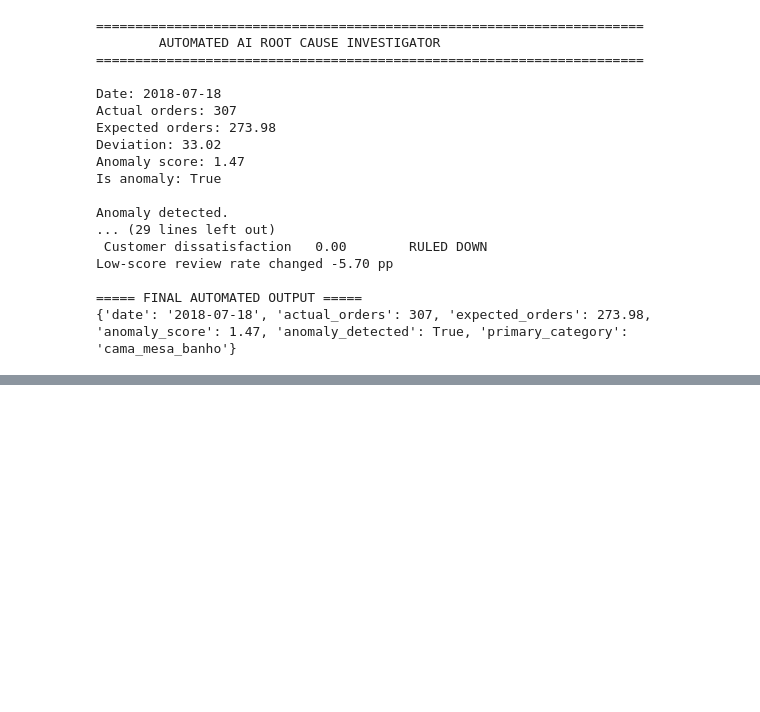
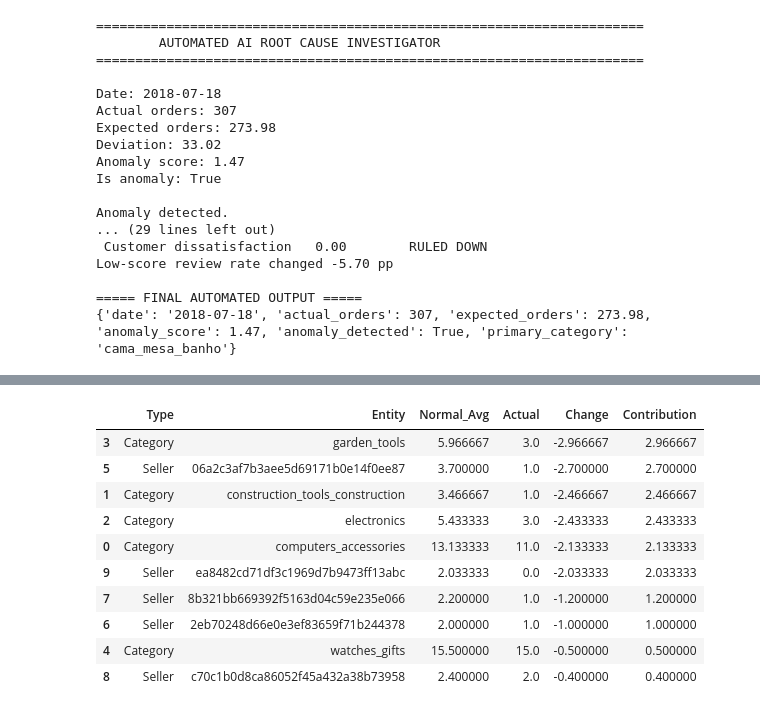
Before and after one commit to sujalsingh09/AI-RootCause-Investigator, a Jupyter notebook: notebooks/01_data_understanding.ipynb, the cells around one changed output, grey strips where cells are left out. Drawn from its saved outputs; the diff is of its cells as text; code cells hidden in the pictures; blank space fills up the shorter version.

```diff
--- a/notebooks/01_data_understanding.ipynb
+++ b/notebooks/01_data_understanding.ipynb
@@ -5977,0 +6360,39 @@ Anomaly detected.
+# %%
+# ---------- SELLER ROOT-CAUSE ANALYSIS ----------
+
+# Seller orders on anomaly date
+anomaly_seller = (
+    anomaly_items
+    .groupby("seller_id")
+    .size()
+)
+
+# Average daily seller orders during previous 30 days
+normal_seller = (
+    previous_items
+    .groupby("seller_id")
+    .size()
+    / 30
+)
+
+# Combine
+seller_analysis = pd.DataFrame({
+    "Normal_Daily_Avg": normal_seller,
+    "Anomaly_Day": anomaly_seller
+}).fillna(0)
+
+# Calculate change
+seller_analysis["Change"] = (
+    seller_analysis["Anomaly_Day"]
+    - seller_analysis["Normal_Daily_Avg"]
+)
+
+seller_analysis["Change_Percent"] = (
+    seller_analysis["Change"]
+    / seller_analysis["Normal_Daily_Avg"].clip(lower=0.1)
+) * 100
+
+# Sellers with biggest decline
+seller_analysis.sort_values(
+    "Change"
+).head(10)
@@ -5977,0 +6771,16 @@ Anomaly detected.
+# %%
+root_causes = investigate_root_causes("2018-07-19")
+
+root_causes
+# %% [output]
+|  | Type | Entity | Normal_Avg | Actual | Change | Contribution |
+| 3 | Category | garden_tools | 5.966667 | 3.0 | -2.966667 | 2.966667 |
+| 5 | Seller | 06a2c3af7b3aee5d69171b0e14f0ee87 | 3.700000 | 1.0 | -2.700000 | 2.700000 |
+| 1 | Category | construction_tools_construction | 3.466667 | 1.0 | -2.466667 | 2.466667 |
+| 2 | Category | electronics | 5.433333 | 3.0 | -2.433333 | 2.433333 |
+| 0 | Category | computers_accessories | 13.133333 | 11.0 | -2.133333 | 2.133333 |
+| 9 | Seller | ea8482cd71df3c1969d7b9473ff13abc | 2.033333 | 0.0 | -2.033333 | 2.033333 |
+| 7 | Seller | 8b321bb669392f5163d04c59e235e066 | 2.200000 | 1.0 | -1.200000 | 1.200000 |
+| 6 | Seller | 2eb70248d66e0e3ef83659f71b244378 | 2.000000 | 1.0 | -1.000000 | 1.000000 |
+| 4 | Category | watches_gifts | 15.500000 | 15.0 | -0.500000 | 0.500000 |
+| 8 | Seller | c70c1b0d8ca86052f45a432a38b73958 | 2.400000 | 2.0 | -0.400000 | 0.400000 |
```
Also changed, not shown: parts of 25 cells of this notebook, 2 other files.
